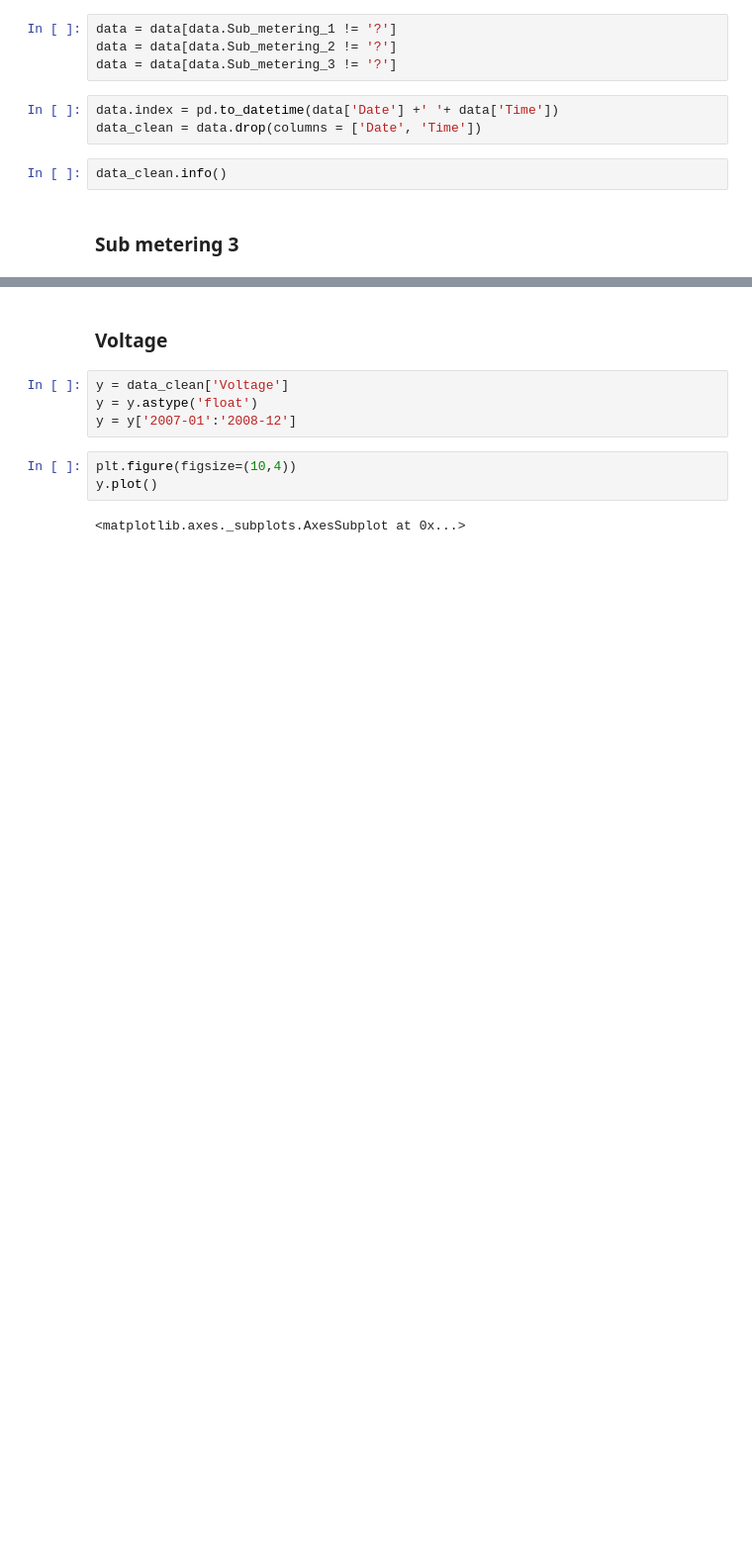
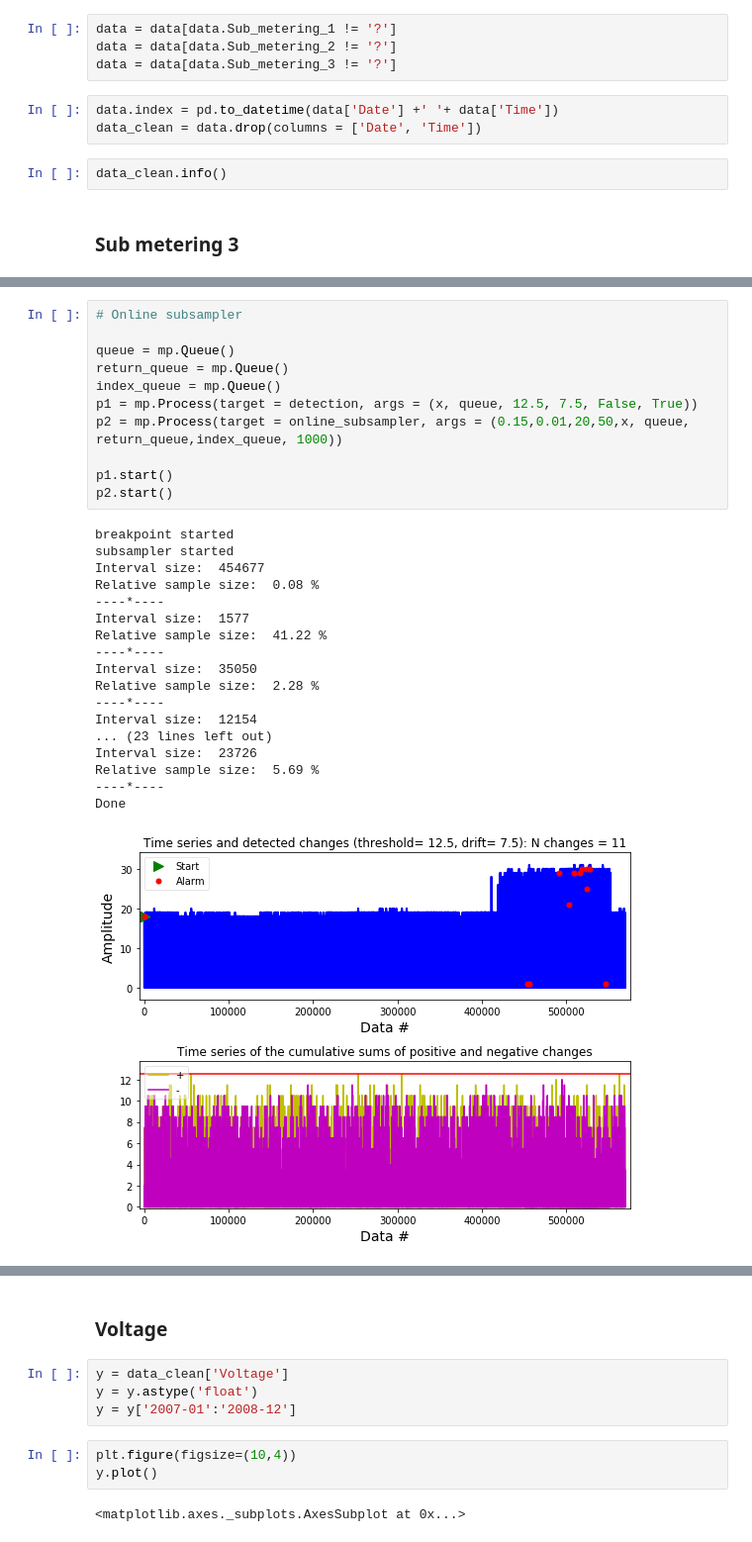
Before and after one commit to Barbarioli/OTSS, a Jupyter notebook: UCI_examples.ipynb, the cells around one changed output, grey strips where cells are left out. Shown: that part at 99% size. Saved outputs shown, nothing was run; the diff lists cells and outputs as text; blank space fills up the shorter version.

```diff
--- a/UCI_examples.ipynb
+++ b/UCI_examples.ipynb
@@ -96,0 +97,30 @@ x.plot()
+# %%
+# Online subsampler
+
+queue = mp.Queue()
+return_queue = mp.Queue()
+index_queue = mp.Queue()
+p1 = mp.Process(target = detection, args = (x, queue, 12.5, 7.5, False, True))
+p2 = mp.Process(target = online_subsampler, args = (0.15,0.01,20,50,x, queue, return_queue,index_queue, 1000))
+
+p1.start()
+p2.start()
+# %% [output]
+breakpoint started
+subsampler started
+Interval size:  454677
+Relative sample size:  0.08 %
+----*----
+Interval size:  1577
+Relative sample size:  41.22 %
+----*----
+Interval size:  35050
+Relative sample size:  2.28 %
+----*----
+Interval size:  12154
+... (23 lines left out)
+Interval size:  23726
+Relative sample size:  5.69 %
+----*----
+Done
+[figure, added]
```
Also changed, not shown: parts of 10 cells of this notebook.
